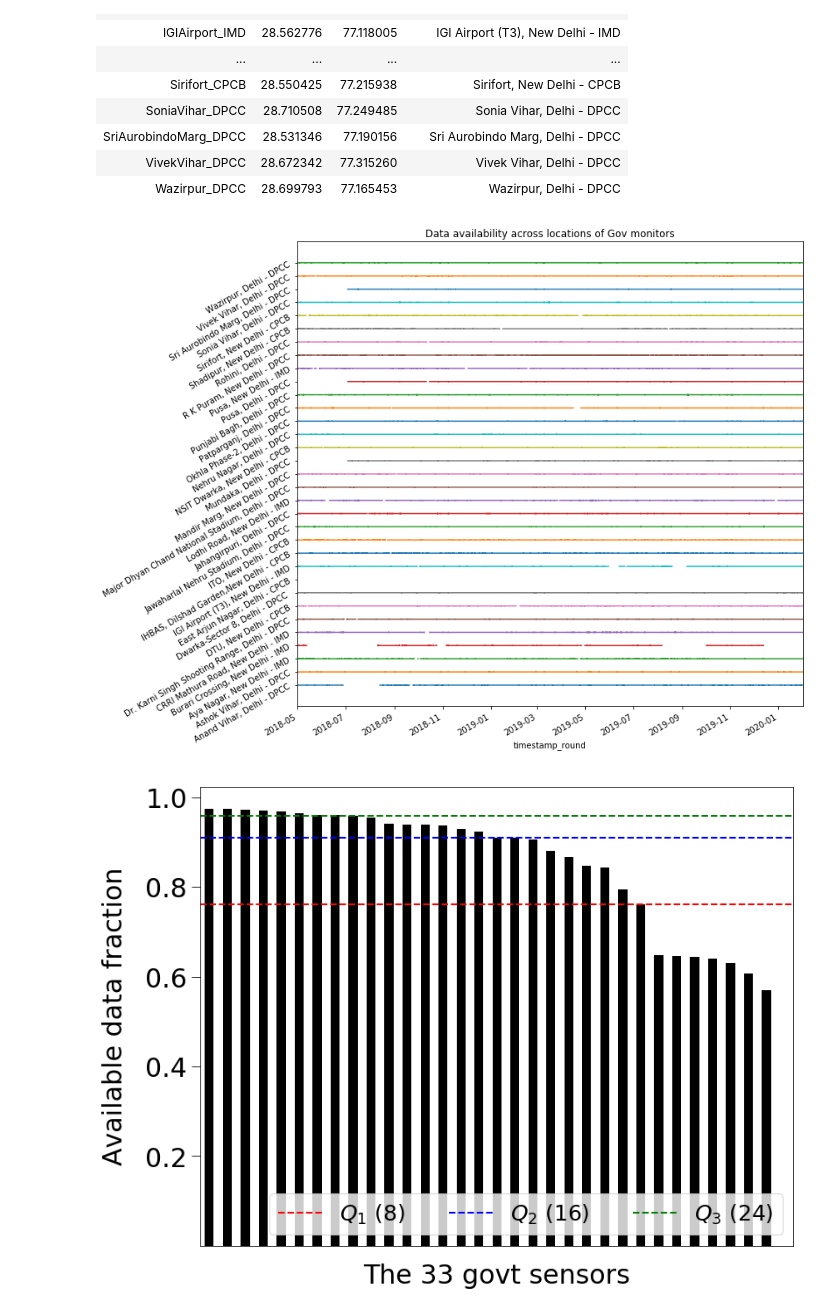
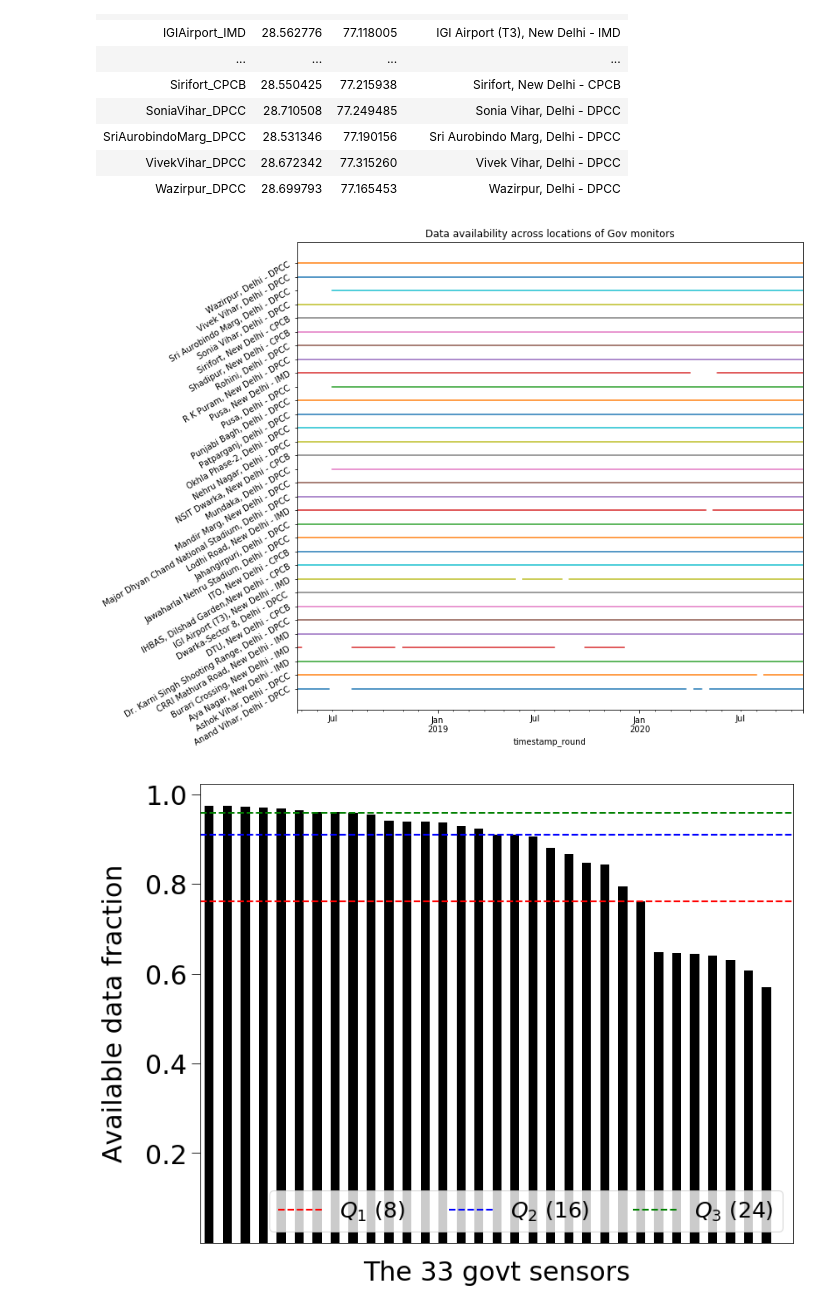
Before and after one commit to ankitbha/hidden_hotspots, a Jupyter notebook: notebooks/PreviewData-Govdata.ipynb, the cells around one changed output. Drawn from its saved outputs; the diff is of its cells as text; code cells hidden in the pictures.

```diff
--- a/notebooks/PreviewData-Govdata.ipynb
+++ b/notebooks/PreviewData-Govdata.ipynb
@@ -7,3 +5,8 @@ suffix = '1H_20180501_20200201'
+# %%
+#suffix = '1H_20180501_20201101'
+#suffix = '3H_20180501_20201101'
+#suffix = '1D_20180501_20201101'
+suffix = '1W_20180501_20201101'
 # %%
 #df = pd.read_csv('data/govdata/govdata_15min_panel.csv', index_col=[0,1], parse_dates=True)
 df = pd.read_csv('../data/govdata/govdata_{}.csv'.format(suffix), index_col=[0,1], parse_dates=True)
@@ -50,22 +53,27 @@ locs_df
 # %%
 grouped = df.groupby(level=0)
 
 fig = plt.figure(figsize=(12,9))
 ax = fig.add_subplot(111)
 
 for count, (name, group) in enumerate(grouped, 1):
     # plot the data availability
     group.reset_index(level=0, drop=False, inplace=True)
     group.pm25.where(np.isnan(group.pm25), other=count).plot()
 
 ax.set_yticks(np.arange(1,count+1))
 ax.set_yticklabels([locs_df.loc[name,'Location'] for (name,group) in grouped], rotation=30)
 ax.set_title('Data availability across locations of Gov monitors')
 plt.tight_layout()
 fig.savefig('../figures/datagaps_pm25_govdata_{}.png'.format(suffix))
-fig.savefig('../figures/datagaps_pm25_govdata_{}.pdf'.format(suffix))
+#fig.savefig('../figures/datagaps_pm25_govdata_{}.pdf'.format(suffix))
+
+grouped = df.groupby(level=0)
+validfracs = (grouped.pm25.count() / grouped.pm25.size())
+validfracs.sort_values(ascending=False, inplace=True)
+validfracs.to_csv('../figures/datagaps_pm25_govdata_{}.csv'.format(suffix), float_format='%.4f', header=True)
 # %% [output]
-[figure, old version]
+[figure, new version]
 # %%
 # display availability based on percent counts
 grouped = df.groupby(level=0)
```
Also changed, not shown: parts of 2 cells of this notebook, 1 other file.
